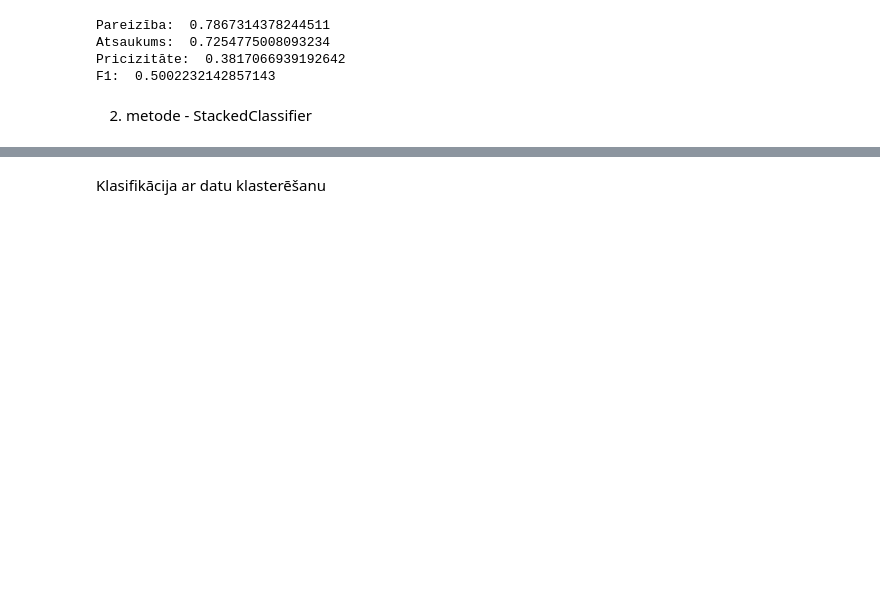
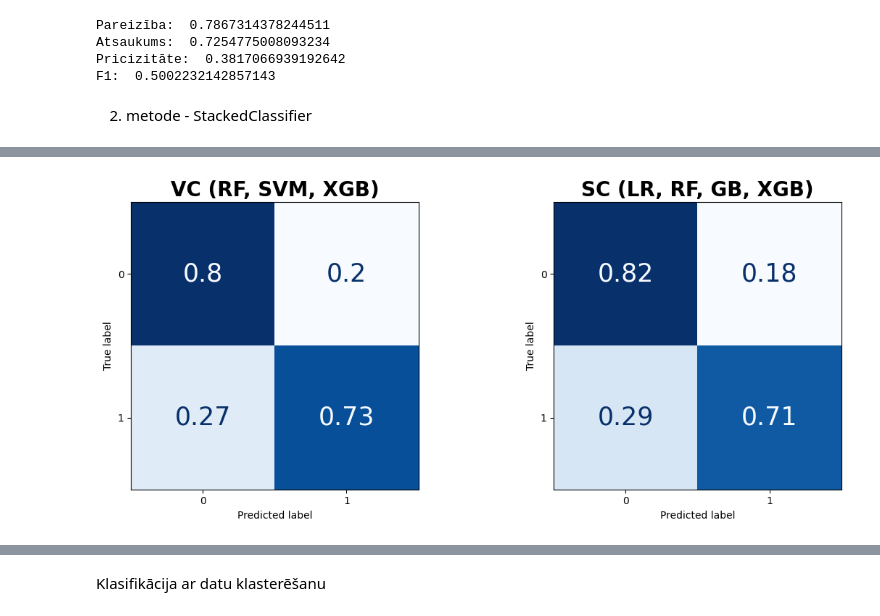
Before and after one commit to JulijaZaiceva/Classificators-compare-credit-risk-assessment, a Jupyter notebook: 2_1_modeling_without_oversampling_class_weights (1).ipynb, the cells around one changed output, grey strips where cells are left out. Drawn from its saved outputs; the diff is of its cells as text; code cells hidden in the pictures; blank space fills up the shorter version.

```diff
--- a/2_1_modeling_without_oversampling_class_weights (1).ipynb
+++ b/2_1_modeling_without_oversampling_class_weights (1).ipynb
@@ -469,0 +433,16 @@ F1:  0.37105751391465674
+# %%
+fig, ax = plt.subplots(1, 2, figsize=(12, 5))
+disp1 = ConfusionMatrixDisplay(confusion_matrix=cm_Voting, display_labels=['0', '1'])
+disp1.plot(cmap=plt.cm.Blues, ax=ax[0], colorbar=False)
+ax[0].set_title('VC (RF, SVM, XGB)', fontsize=20, fontweight='bold')
+for text in disp1.text_.ravel():
+    text.set_fontsize(25)
+disp2 = ConfusionMatrixDisplay(confusion_matrix=cm_stacked, display_labels=['0', '1'])
+disp2.plot(cmap=plt.cm.Blues, ax=ax[1], colorbar=False)
+ax[1].set_title('SC (LR, RF, GB, XGB)', fontsize=20, fontweight='bold')
+for text in disp2.text_.ravel():
+    text.set_fontsize(25)
+plt.tight_layout()
+plt.show()
+# %% [output]
+[figure, added]
```
Also changed, not shown: parts of 63 cells of this notebook.
